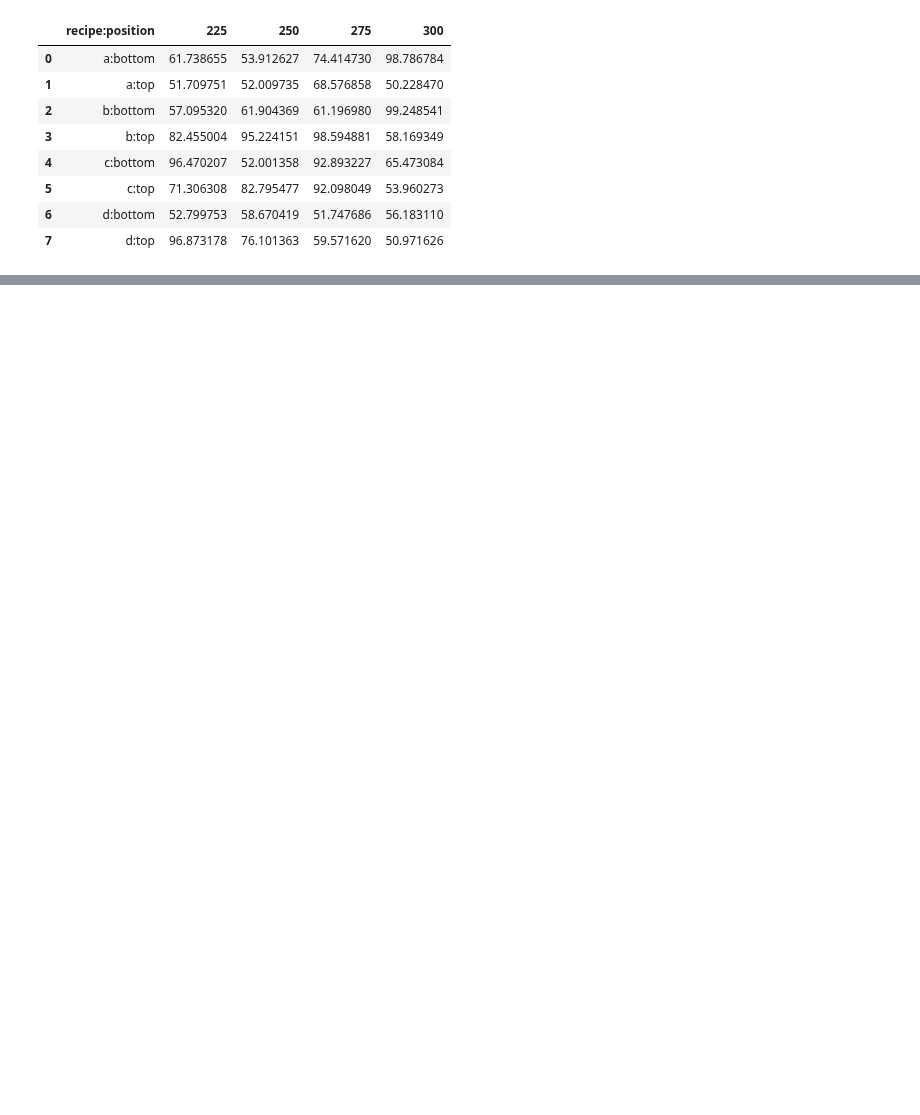
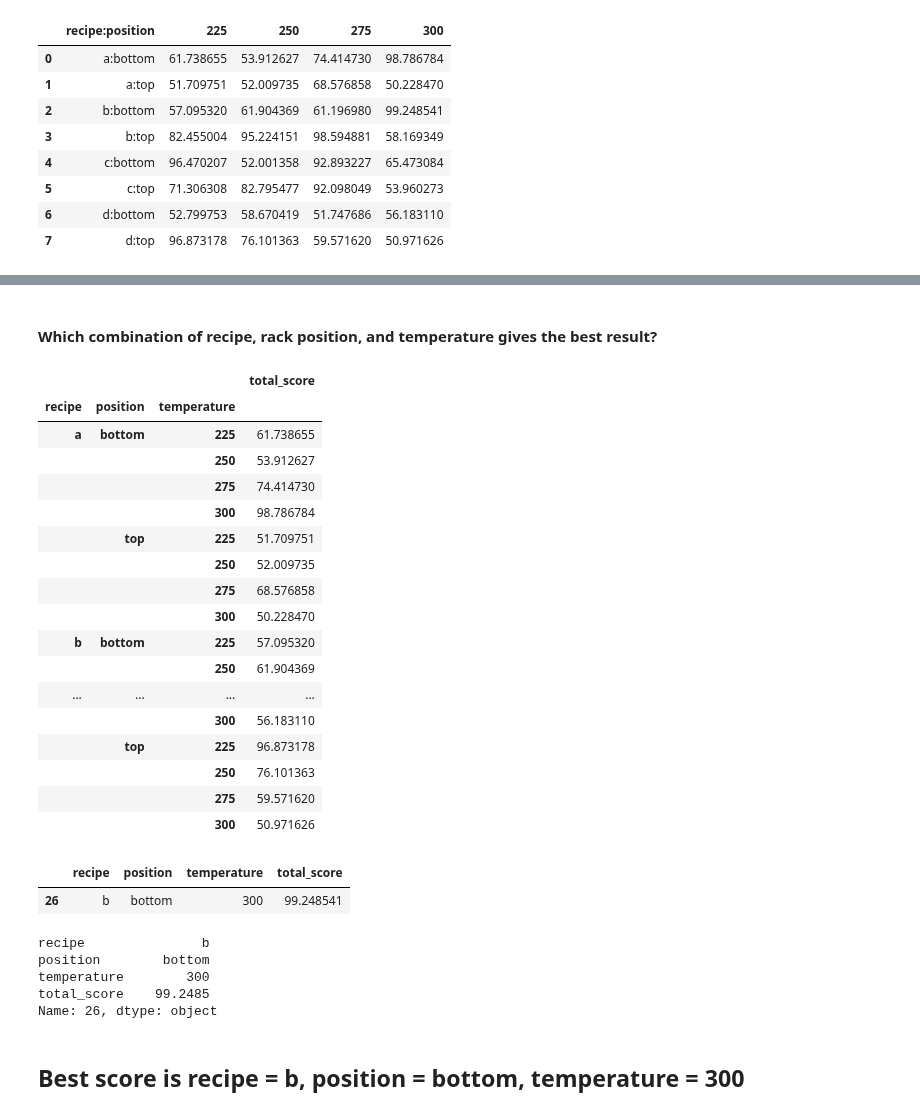
Before and after one commit to lukewbecker/classification-exercises, a Jupyter notebook: tidy_data.ipynb, the cells around one changed output, grey strips where cells are left out. Drawn from its saved outputs; the diff is of its cells as text; code cells hidden in the pictures; blank space fills up the shorter version.

```diff
--- a/tidy_data.ipynb
+++ b/tidy_data.ipynb
@@ -241,0 +375,44 @@ cake_df
+# %% [markdown]
+#### Which combination of recipe, rack position, and temperature gives the best result?
+# %%
+cake_df.pivot_table('total_score', ['recipe', 'position', 'temperature'])
+# %% [output]
+|  |  |  | total_score |
+| recipe | position | temperature |  |
+| a | bottom | 225 | 61.738655 |
+|  |  | 250 | 53.912627 |
+|  |  | 275 | 74.414730 |
+|  |  | 300 | 98.786784 |
+|  | top | 225 | 51.709751 |
+|  |  | 250 | 52.009735 |
+|  |  | 275 | 68.576858 |
+|  |  | 300 | 50.228470 |
+| b | bottom | 225 | 57.095320 |
+|  |  | 250 | 61.904369 |
+| ... | ... | ... | ... |
+|  |  | 300 | 56.183110 |
+|  | top | 225 | 96.873178 |
+|  |  | 250 | 76.101363 |
+|  |  | 275 | 59.571620 |
+|  |  | 300 | 50.971626 |
+# %%
+# Idenfiying the location (the index) of the highest score, and then narrowing down on just that row (observation)
+# By using the brackets on the dataframe, I am iterating through the dataframe to find the matching index (I believe that's how it's working)
+
+index_of_highest_score = cake_df.total_score.argmax()
+cake_df[cake_df.index == index_of_highest_score]
+# %% [output]
+|  | recipe | position | temperature | total_score |
+| 26 | b | bottom | 300 | 99.248541 |
+# %%
+# Or, using iloc:
+
+cake_df.iloc[cake_df.total_score.argmax()]
+# %% [output]
+recipe               b
+position        bottom
+temperature        300
+total_score    99.2485
+Name: 26, dtype: object
+# %% [markdown]
+## Best score is recipe = b, position = bottom, temperature = 300
```
Also changed, not shown: parts of 10 cells of this notebook.
